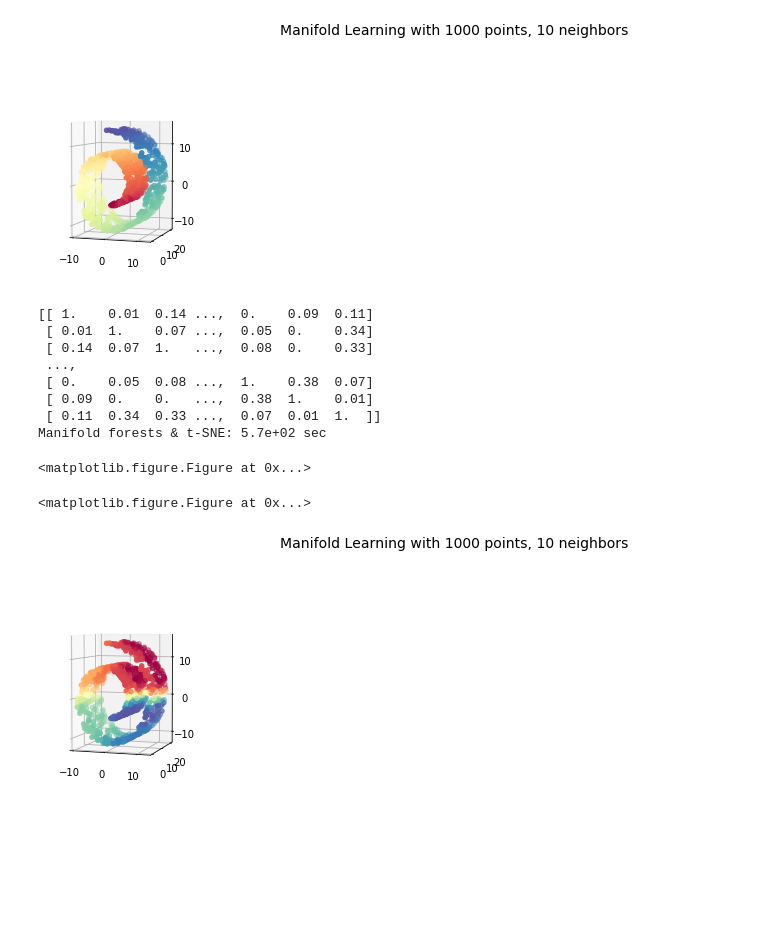
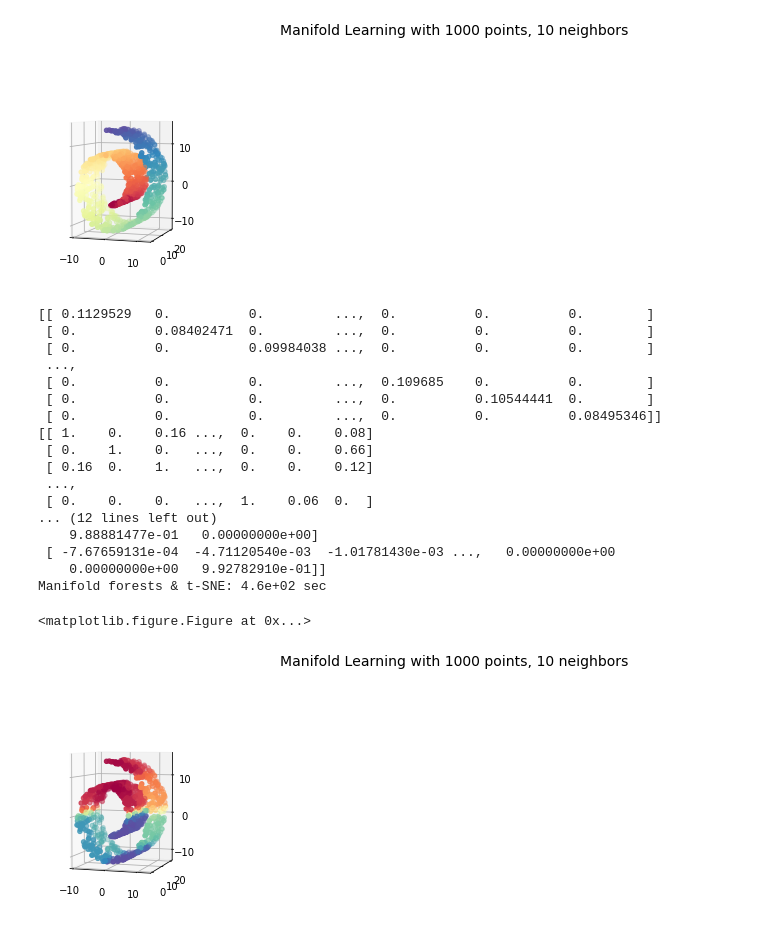
Before and after one commit to fabrichter/scikit-learn, a Jupyter notebook: examples/manifold/plot_compare_methods.ipynb, the cells around one changed output. Cells and saved outputs as stored; diff of their text form; code cells hidden in the pictures; blank space fills up the shorter version.

Commit message:
rekursive forest and laplace maps added

```diff
--- a/examples/manifold/plot_compare_methods.ipynb
+++ b/examples/manifold/plot_compare_methods.ipynb
@@ -73,32 +73,40 @@ representation of the data in the low-dimensional space.
 # %%
 plt.figure()
 t0 = time()
-mf = manifold.ManifoldForest(num_trees=100, depth=4, num_options=10, num_features=3)
-W = mf.fit_transform(X)
-print(W)
-tsne = manifold.SpectralEmbedding(n_components=1, affinity='precomputed', random_state=0)
-Y = tsne.fit_transform(W)
+mf = manifold.ManifoldForest(num_trees=50, depth=5, num_options=20, num_features=3)
+Y = mf.fit_transform(X, 1)
+# print(W)
+# tsne = manifold.SpectralEmbedding(n_components=1, affinity='precomputed', random_state=0)
+# Y = tsne.fit_transform(W)
 t1 = time()
 print("Manifold forests & t-SNE: %.2g sec" % (t1 - t0))
 fig = plt.figure(figsize=(15, 8))
 plt.suptitle("Manifold Learning with %i points, %i neighbors"
              % (1000, n_neighbors), fontsize=14)
 
 
 ax = fig.add_subplot(251, projection='3d')
 ax.scatter(X[:, 0], X[:, 1], X[:, 2], c=Y, cmap=plt.cm.Spectral)
 ax.view_init(4, -72)
 
 plt.show()
 # %% [output]
-[[ 1.    0.01  0.14 ...,  0.    0.09  0.11]
- [ 0.01  1.    0.07 ...,  0.05  0.    0.34]
- [ 0.14  0.07  1.   ...,  0.08  0.    0.33]
+[[ 0.1129529   0.          0.         ...,  0.          0.          0.        ]
+ [ 0.          0.08402471  0.         ...,  0.          0.          0.        ]
+ [ 0.          0.          0.09984038 ...,  0.          0.          0.        ]
  ...,
- [ 0.    0.05  0.08 ...,  1.    0.38  0.07]
- [ 0.09  0.    0.   ...,  0.38  1.    0.01]
- [ 0.11  0.34  0.33 ...,  0.07  0.01  1.  ]]
-Manifold forests & t-SNE: 5.7e+02 sec
+ [ 0.          0.          0.         ...,  0.109685    0.          0.        ]
+ [ 0.          0.          0.         ...,  0.          0.10544441  0.        ]
+ [ 0.          0.          0.         ...,  0.          0.          0.08495346]]
+[[ 1.    0.    0.16 ...,  0.    0.    0.08]
+ [ 0.    1.    0.   ...,  0.    0.    0.66]
+ [ 0.16  0.    1.   ...,  0.    0.    0.12]
+ ...,
+ [ 0.    0.    0.   ...,  1.    0.06  0.  ]
+... (12 lines left out)
+    9.88881477e-01   0.00000000e+00]
+ [ -7.67659131e-04  -4.71120540e-03  -1.01781430e-03 ...,   0.00000000e+00
+    0.00000000e+00   9.92782910e-01]]
+Manifold forests & t-SNE: 4.6e+02 sec
 <matplotlib.figure.Figure at 0x...>
-<matplotlib.figure.Figure at 0x...>
-[figure, old version]
+[figure, new version]
```
Also changed, not shown: parts of 1 cell of this notebook, 2 other files.
